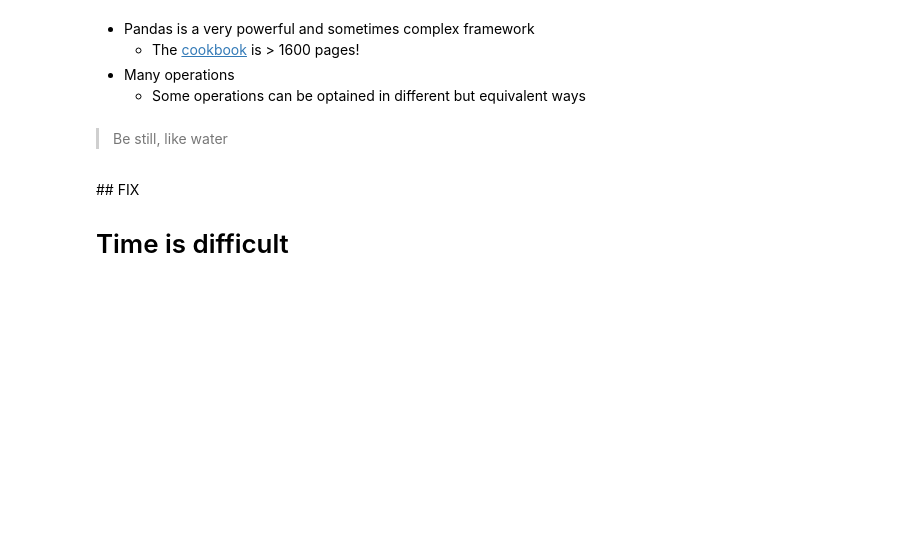
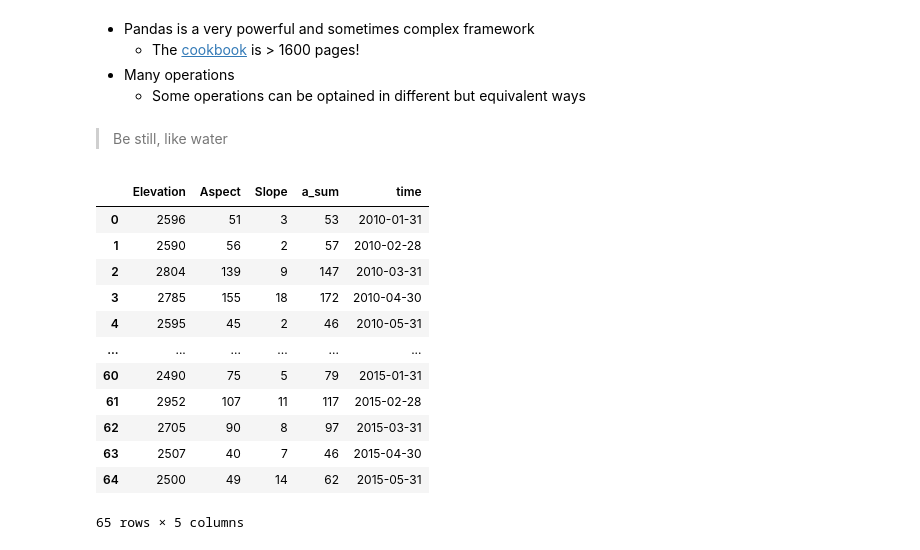
Before and after one commit to hpcit/lectures, a Jupyter notebook: pydata/06_dataframes.ipynb, the cells around one changed output. Cells and saved outputs as stored; diff of their text form; code cells hidden in the pictures; blank space fills up the shorter version.

```diff
--- a/pydata/06_dataframes.ipynb
+++ b/pydata/06_dataframes.ipynb
@@ -1259,7 +1251,23 @@ http://pandas.pydata.org/pandas-docs/stable/comparison_with_r.html
     - Some operations can be optained in different but equivalent ways
 # %% [markdown]
 > Be still, like water
-# %% [markdown]
-## FIX
-
-# Time is difficult
+# %%
+# Time is difficult
+dates = pd.date_range('2010-01', '2015-06', freq='M')
+B = A.head(len(dates)).copy()
+B['time'] = dates
+B
+# %% [output]
+|  | Elevation | Aspect | Slope | a_sum | time |
+| 0 | 2596 | 51 | 3 | 53 | 2010-01-31 |
+| 1 | 2590 | 56 | 2 | 57 | 2010-02-28 |
+| 2 | 2804 | 139 | 9 | 147 | 2010-03-31 |
+| 3 | 2785 | 155 | 18 | 172 | 2010-04-30 |
+| 4 | 2595 | 45 | 2 | 46 | 2010-05-31 |
+| ... | ... | ... | ... | ... | ... |
+| 60 | 2490 | 75 | 5 | 79 | 2015-01-31 |
+| 61 | 2952 | 107 | 11 | 117 | 2015-02-28 |
+| 62 | 2705 | 90 | 8 | 97 | 2015-03-31 |
+| 63 | 2507 | 40 | 7 | 46 | 2015-04-30 |
+| 64 | 2500 | 49 | 14 | 62 | 2015-05-31 |
+65 rows × 5 columns
```
Also changed, not shown: parts of 6 cells of this notebook, 1 other file.
